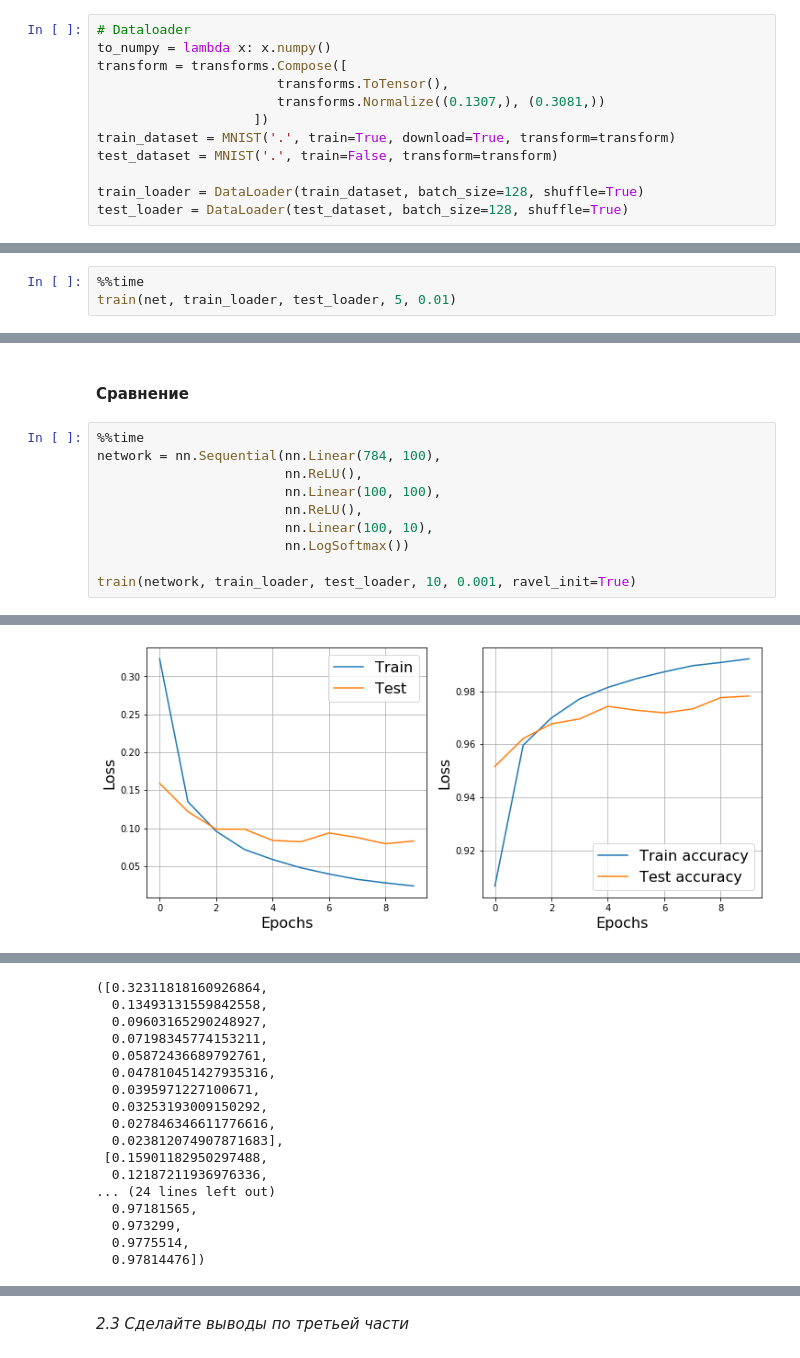
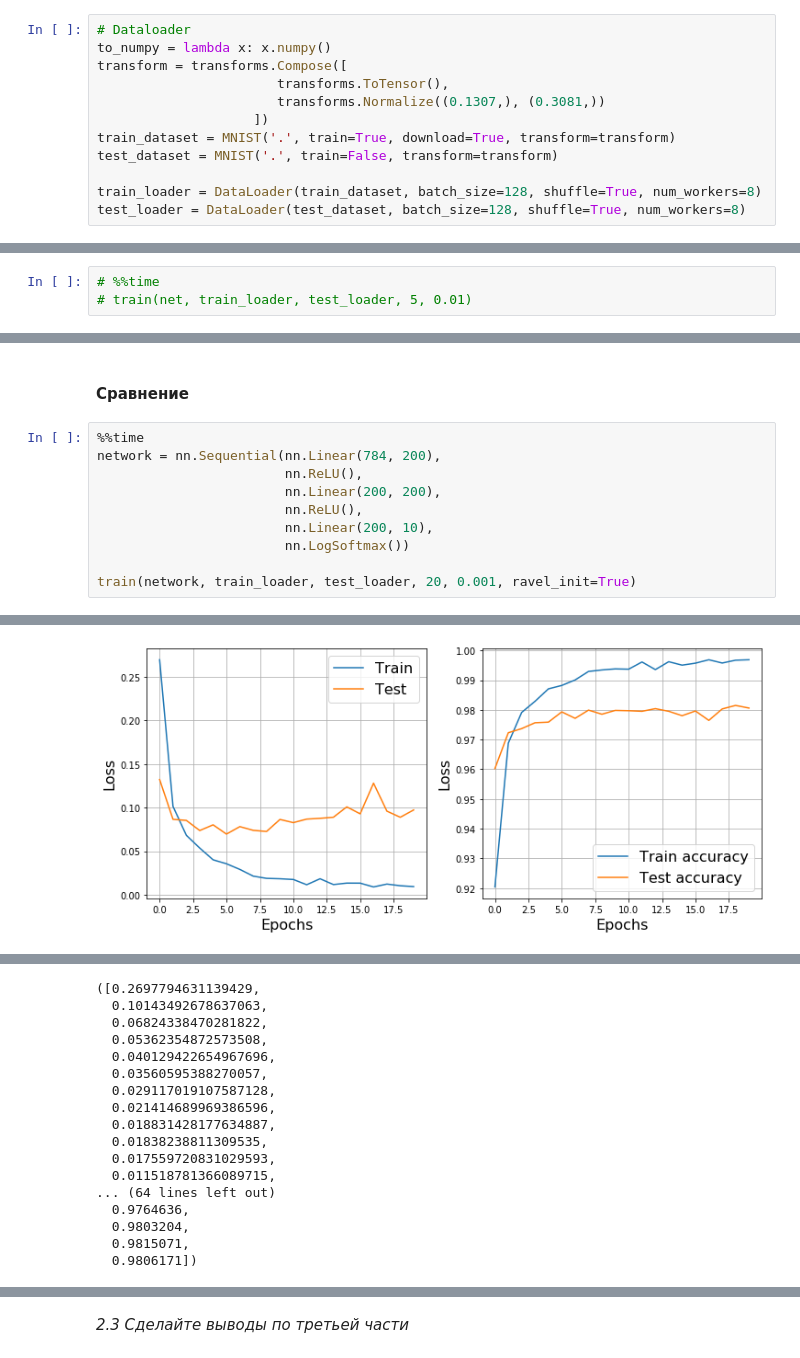
Before and after one commit to excander/neural_networks_sphere_2, a Jupyter notebook: Seminar 5/miklin_5 [2019], Speedup.ipynb, the cells around one changed output, grey strips where cells are left out. Cells and saved outputs as stored; diff of their text form.

```diff
--- a/Seminar 5/miklin_5 [2019], Speedup.ipynb
+++ b/Seminar 5/miklin_5 [2019], Speedup.ipynb
@@ -39,8 +39,8 @@ transform = transforms.Compose([
 train_dataset = MNIST('.', train=True, download=True, transform=transform)
 test_dataset = MNIST('.', train=False, transform=transform)
 
-train_loader = DataLoader(train_dataset, batch_size=128, shuffle=True)
-test_loader = DataLoader(test_dataset, batch_size=128, shuffle=True)
+train_loader = DataLoader(train_dataset, batch_size=128, shuffle=True, num_workers=8)
+test_loader = DataLoader(test_dataset, batch_size=128, shuffle=True, num_workers=8)
 # %%
 images_train, labels_train = next(iter(train_loader))
 # %%
@@ -300,5 +300,5 @@ net.append(nn.Linear(sizes[-1], 10))
 net.append(nn.LogSoftmax(1))
 net = nn.Sequential(*net)
 # %%
-%%time
-train(net, train_loader, test_loader, 5, 0.01)
+# %%time
+# train(net, train_loader, test_loader, 5, 0.01)
@@ -313,12 +306,12 @@ Epoch 2... (Train/Test) NLL: 0.619/0.306        Accuracy: 0.840/0.921
 #### Сравнение
 # %%
 %%time
-network = nn.Sequential(nn.Linear(784, 100),
+network = nn.Sequential(nn.Linear(784, 200),
                         nn.ReLU(),
-                        nn.Linear(100, 100),
+                        nn.Linear(200, 200),
                         nn.ReLU(),
-                        nn.Linear(100, 10),
+                        nn.Linear(200, 10),
                         nn.LogSoftmax())
 
-train(network, train_loader, test_loader, 10, 0.001, ravel_init=True)
+train(network, train_loader, test_loader, 20, 0.001, ravel_init=True)
 # %% [output]
@@ -326 +319 @@ Epoch 9... (Train/Test) NLL: 0.024/0.083        Accuracy: 0.992/0.978
-[figure, old version]
+[figure, new version]
@@ -329,19 +322,19 @@ Wall time: 3min 27s
-([0.32311818160926864,
-  0.13493131559842558,
-  0.09603165290248927,
-  0.07198345774153211,
-  0.05872436689792761,
-  0.047810451427935316,
-  0.0395971227100671,
-  0.03253193009150292,
-  0.027846346611776616,
-  0.023812074907871683],
- [0.15901182950297488,
-  0.12187211936976336,
-... (24 lines left out)
-  0.97181565,
-  0.973299,
-  0.9775514,
-  0.97814476])
+([0.2697794631139429,
+  0.10143492678637063,
+  0.06824338470281822,
+  0.05362354872573508,
+  0.040129422654967696,
+  0.03560595388270057,
+  0.029117019107587128,
+  0.021414689969386596,
+  0.018831428177634887,
+  0.01838238811309535,
+  0.017559720831029593,
+  0.011518781366089715,
+... (64 lines left out)
+  0.9764636,
+  0.9803204,
+  0.9815071,
+  0.9806171])
 # %%
 %%time
```
Also changed, not shown: parts of 12 cells of this notebook.
